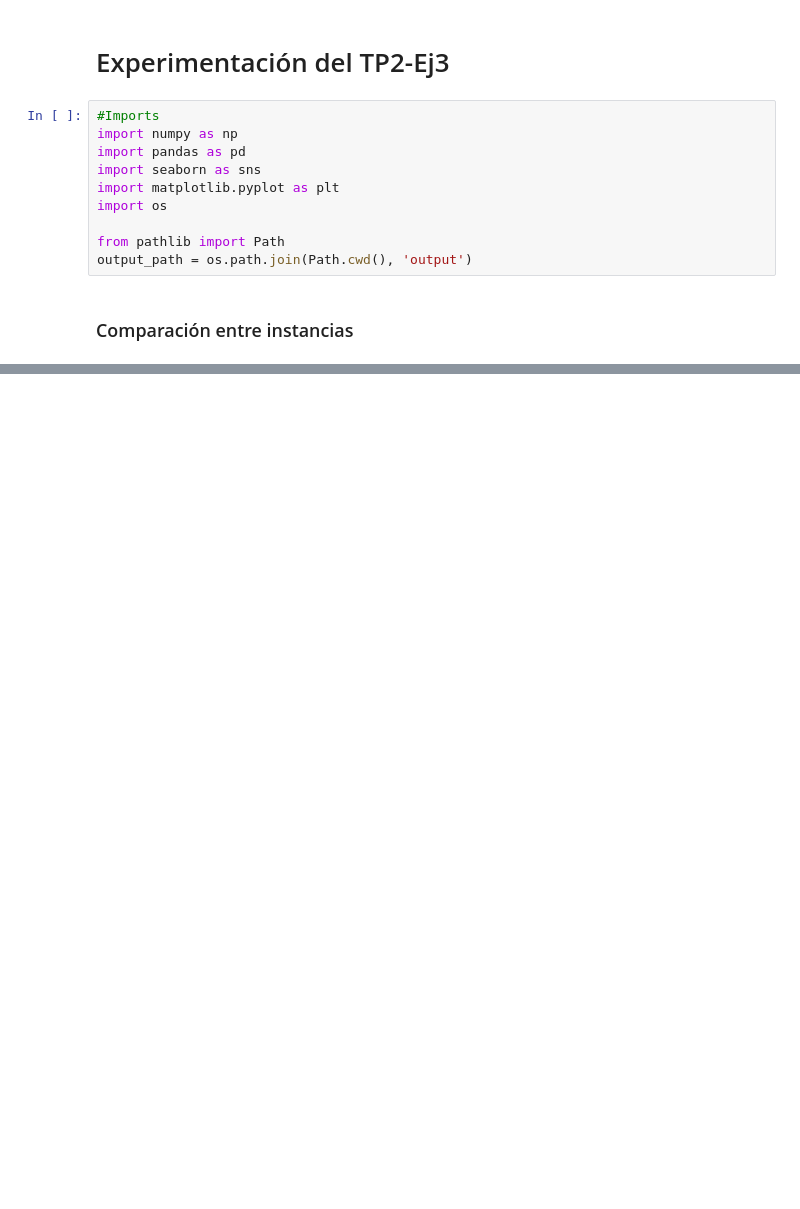
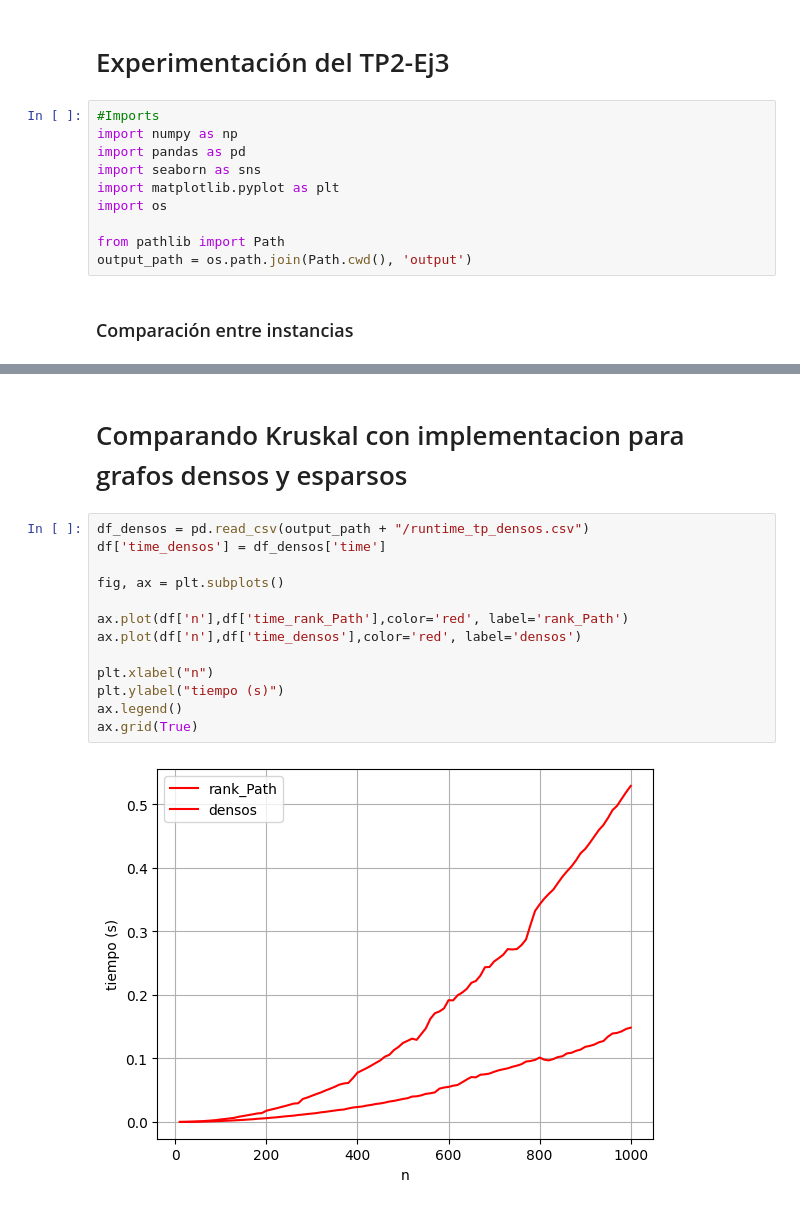
Before and after one commit to nsaquino/TP2-Algo3, a Jupyter notebook: ej3/performance_test/experimentacion.ipynb, the cells around one changed output, grey strips where cells are left out. Drawn from its saved outputs; the diff is of its cells as text; blank space fills up the shorter version.

```diff
--- a/ej3/performance_test/experimentacion.ipynb
+++ b/ej3/performance_test/experimentacion.ipynb
@@ -55,0 +57,17 @@ ax.grid(True)
+# %% [markdown]
+# Comparando Kruskal con implementacion para grafos densos y esparsos
+# %%
+df_densos = pd.read_csv(output_path + "/runtime_tp_densos.csv")
+df['time_densos'] = df_densos['time']
+
+fig, ax = plt.subplots()
+
+ax.plot(df['n'],df['time_rank_Path'],color='red', label='rank_Path')
+ax.plot(df['n'],df['time_densos'],color='red', label='densos')
+
+plt.xlabel("n")
+plt.ylabel("tiempo (s)")
+ax.legend()
+ax.grid(True)
+# %% [output]
+[figure, added]
```
Also changed, not shown: parts of 1 cell of this notebook, 5 other files.
